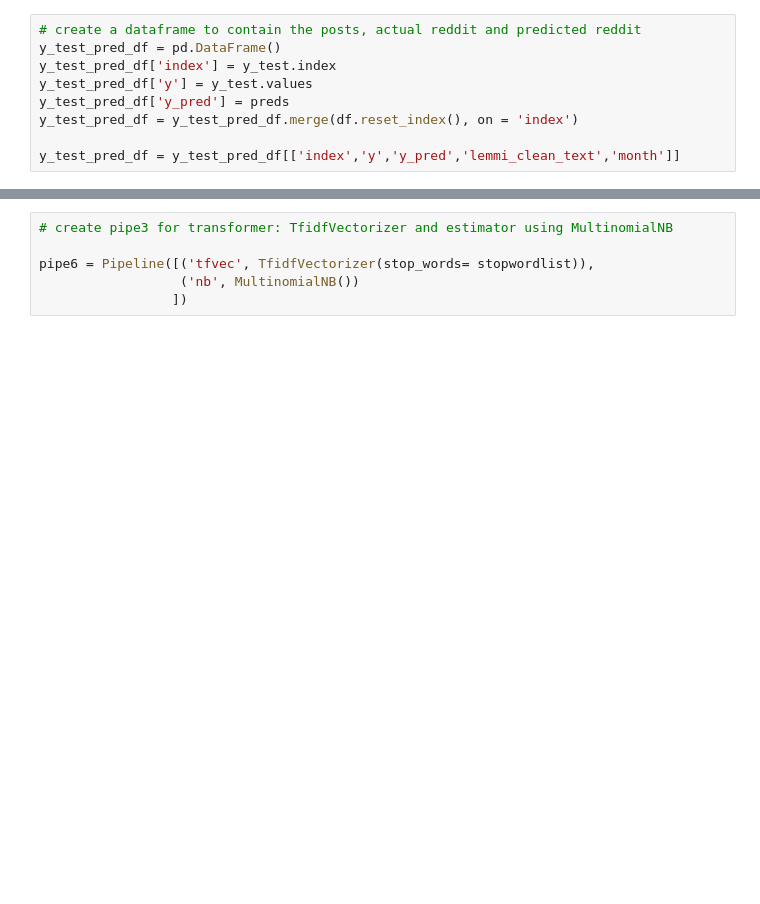
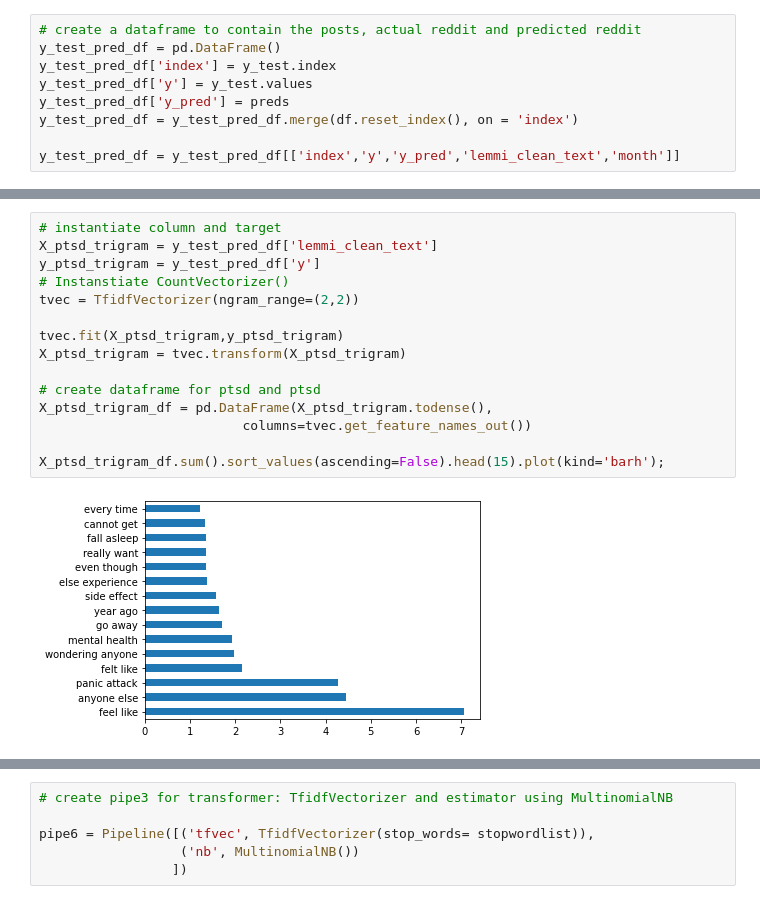
Before and after one commit to msamhz/GA-Lessons, a Jupyter notebook: project_3/Codes/Classification Modelling.ipynb, the cells around one changed output, grey strips where cells are left out. Saved outputs shown, nothing was run; the diff lists cells and outputs as text; blank space fills up the shorter version.

```diff
--- a/project_3/Codes/Classification Modelling.ipynb
+++ b/project_3/Codes/Classification Modelling.ipynb
@@ -786,2 +784,19 @@ X_ptsd_df.sum().sort_values(ascending=False).head(20).plot(kind='barh');
+# %%
+# instantiate column and target
+X_ptsd_trigram = y_test_pred_df['lemmi_clean_text']
+y_ptsd_trigram = y_test_pred_df['y']
+# Instanstiate CountVectorizer()
+tvec = TfidfVectorizer(ngram_range=(2,2))
+
+tvec.fit(X_ptsd_trigram,y_ptsd_trigram)
+X_ptsd_trigram = tvec.transform(X_ptsd_trigram)
+
+# create dataframe for ptsd and ptsd
+X_ptsd_trigram_df = pd.DataFrame(X_ptsd_trigram.todense(),
+                          columns=tvec.get_feature_names_out())
+
+X_ptsd_trigram_df.sum().sort_values(ascending=False).head(15).plot(kind='barh');
+# %% [output]
+[figure, added]
 # %%
 # instantiate column and target
```
Also changed, not shown: parts of 26 cells of this notebook.
